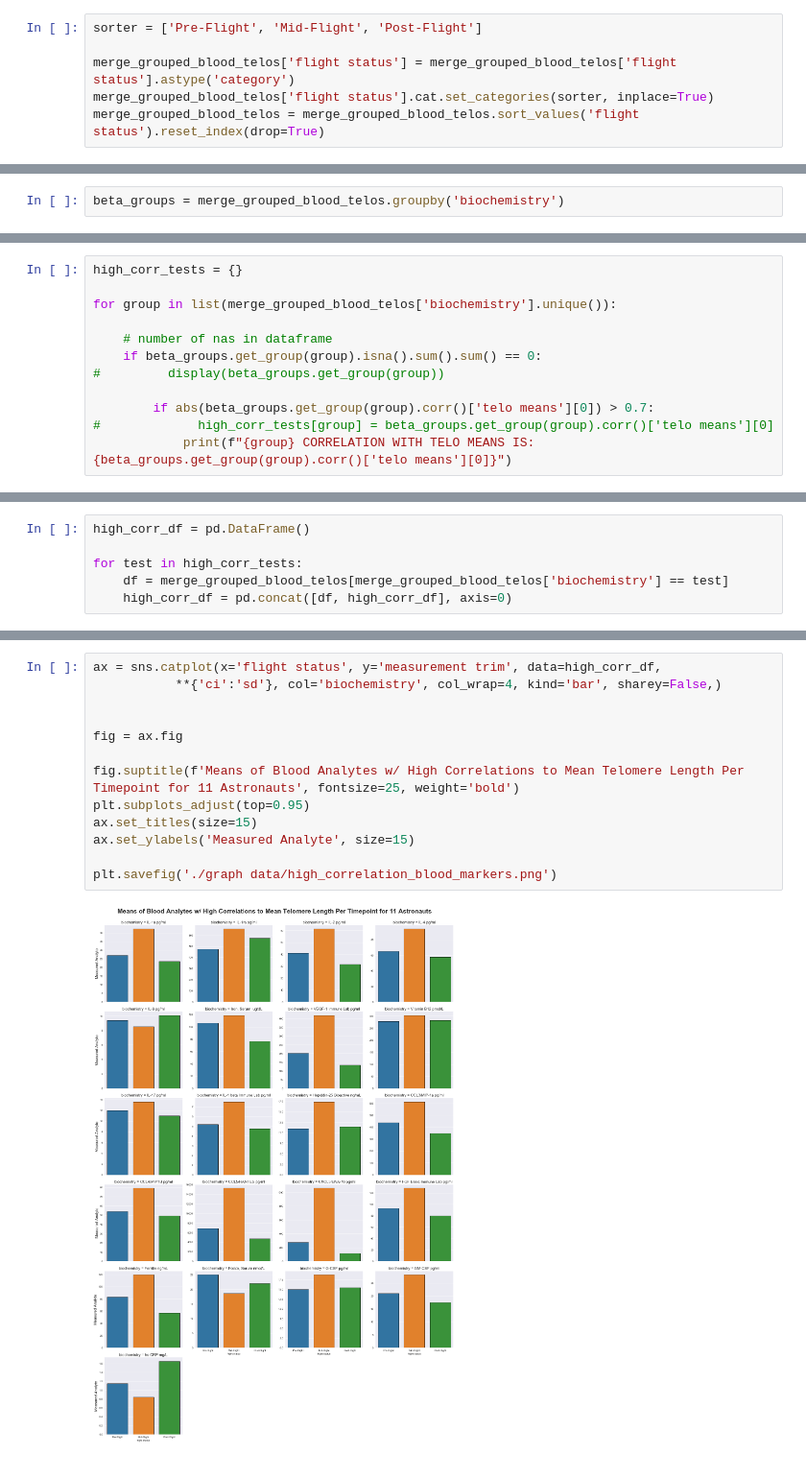
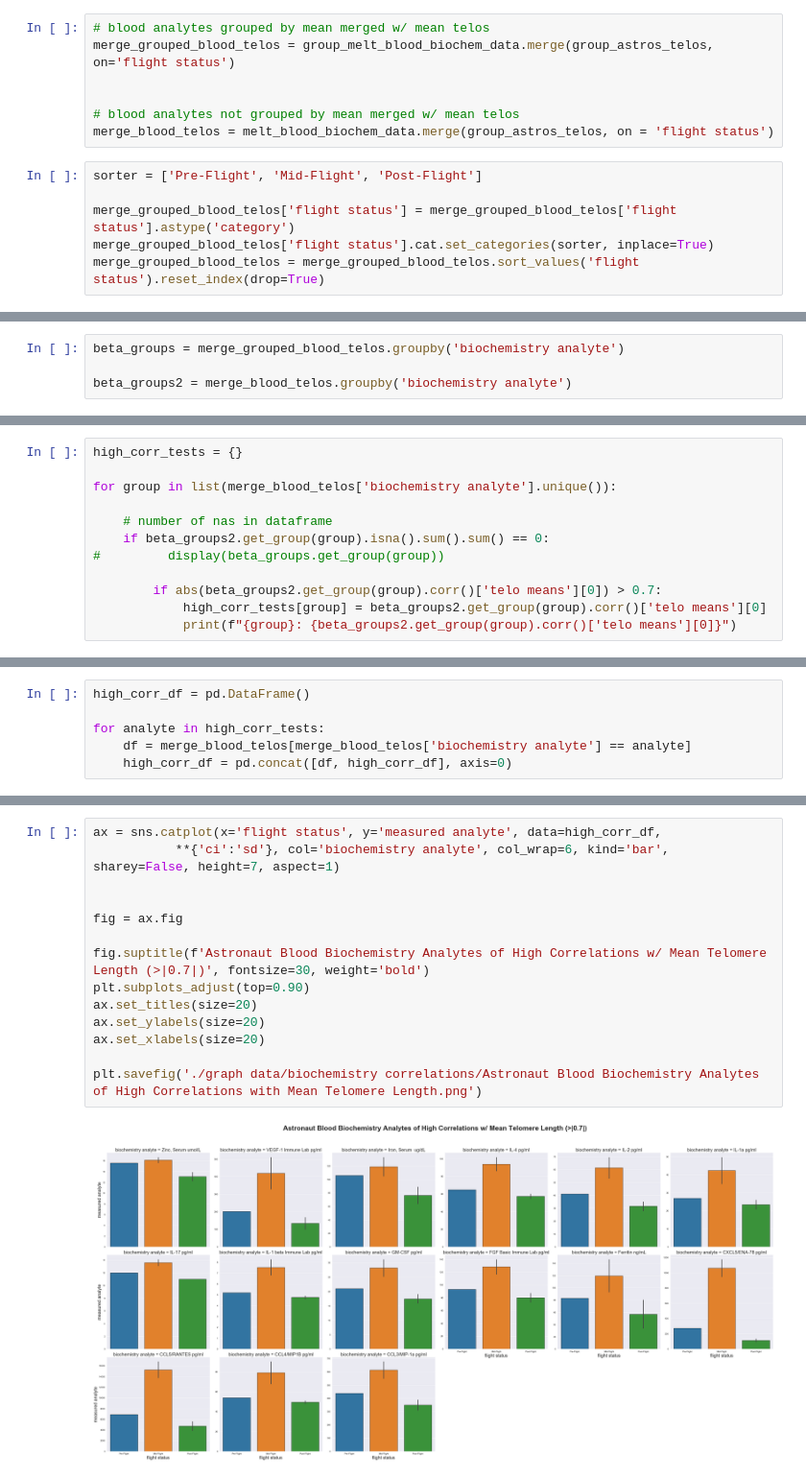
Before and after one commit to Jared-Luxton/NASA-astronauts-telomeres-chromosomes, a Jupyter notebook: NASA_telomeres/03a NASA Astros Telo Data Visualization and Stats.ipynb, the cells around one changed output, grey strips where cells are left out. Shown at 96% size. Cells and saved outputs as stored; diff of their text form.

```diff
--- a/NASA_telomeres/03a NASA Astros Telo Data Visualization and Stats.ipynb
+++ b/NASA_telomeres/03a NASA Astros Telo Data Visualization and Stats.ipynb
@@ -422,3 +447,10 @@ merge_grouped_blood_telos = group_melt_blood_biochem_data.merge(group_astros_tel
+# %%
+# blood analytes grouped by mean merged w/ mean telos
+merge_grouped_blood_telos = group_melt_blood_biochem_data.merge(group_astros_telos, on='flight status')
+
+
+# blood analytes not grouped by mean merged w/ mean telos
+merge_blood_telos = melt_blood_biochem_data.merge(group_astros_telos, on = 'flight status')
 # %%
 sorter = ['Pre-Flight', 'Mid-Flight', 'Post-Flight']
 
@@ -435,4 +467,6 @@ merge_grouped_blood_telos.head()
 | 3 | Pre-Flight | GPX U/g Hgb | 45.00 | 107.288598 |
 | 4 | Pre-Flight | GM-CSF pg/ml | 21.00 | 107.288598 |
 # %%
-beta_groups = merge_grouped_blood_telos.groupby('biochemistry')
+beta_groups = merge_grouped_blood_telos.groupby('biochemistry analyte')
+
+beta_groups2 = merge_blood_telos.groupby('biochemistry analyte')
@@ -441,13 +473,13 @@ beta_groups = merge_grouped_blood_telos.groupby('biochemistry')
 # %%
 high_corr_tests = {}
 
-for group in list(merge_grouped_blood_telos['biochemistry'].unique()):
+for group in list(merge_blood_telos['biochemistry analyte'].unique()):
 
     # number of nas in dataframe
-    if beta_groups.get_group(group).isna().sum().sum() == 0:
+    if beta_groups2.get_group(group).isna().sum().sum() == 0:
 #         display(beta_groups.get_group(group))
 
-        if abs(beta_groups.get_group(group).corr()['telo means'][0]) > 0.7:
-#             high_corr_tests[group] = beta_groups.get_group(group).corr()['telo means'][0]
-            print(f"{group} CORRELATION WITH TELO MEANS IS: {beta_groups.get_group(group).corr()['telo means'][0]}")
+        if abs(beta_groups2.get_group(group).corr()['telo means'][0]) > 0.7:
+            high_corr_tests[group] = beta_groups2.get_group(group).corr()['telo means'][0]
+            print(f"{group}: {beta_groups2.get_group(group).corr()['telo means'][0]}")
 # %% [output]
@@ -473,6 +503,6 @@ del high_corr_tests['Selenium, Serum umol/L']
 # %%
 high_corr_df = pd.DataFrame()
 
-for test in high_corr_tests:
-    df = merge_grouped_blood_telos[merge_grouped_blood_telos['biochemistry'] == test]
+for analyte in high_corr_tests:
+    df = merge_blood_telos[merge_blood_telos['biochemistry analyte'] == analyte]
     high_corr_df = pd.concat([df, high_corr_df], axis=0)
@@ -487,15 +522,16 @@ high_corr_df.head(4)
 # %%
-ax = sns.catplot(x='flight status', y='measurement trim', data=high_corr_df,
-           **{'ci':'sd'}, col='biochemistry', col_wrap=4, kind='bar', sharey=False,)
+ax = sns.catplot(x='flight status', y='measured analyte', data=high_corr_df,
+           **{'ci':'sd'}, col='biochemistry analyte', col_wrap=6, kind='bar', sharey=False, height=7, aspect=1)
 
 
 fig = ax.fig
 
-fig.suptitle(f'Means of Blood Analytes w/ High Correlations to Mean Telomere Length Per Timepoint for 11 Astronauts', fontsize=25, weight='bold')
-plt.subplots_adjust(top=0.95)
-ax.set_titles(size=15)
-ax.set_ylabels('Measured Analyte', size=15)
+fig.suptitle(f'Astronaut Blood Biochemistry Analytes of High Correlations w/ Mean Telomere Length (>|0.7|)', fontsize=30, weight='bold')
+plt.subplots_adjust(top=0.90)
+ax.set_titles(size=20)
+ax.set_ylabels(size=20)
+ax.set_xlabels(size=20)
 
-plt.savefig('./graph data/high_correlation_blood_markers.png')
+plt.savefig('./graph data/biochemistry correlations/Astronaut Blood Biochemistry Analytes of High Correlations with Mean Telomere Length.png')
 # %% [output]
-[figure, old version]
+[figure, new version]
```
Also changed, not shown: parts of 19 cells of this notebook, 1 other file.
